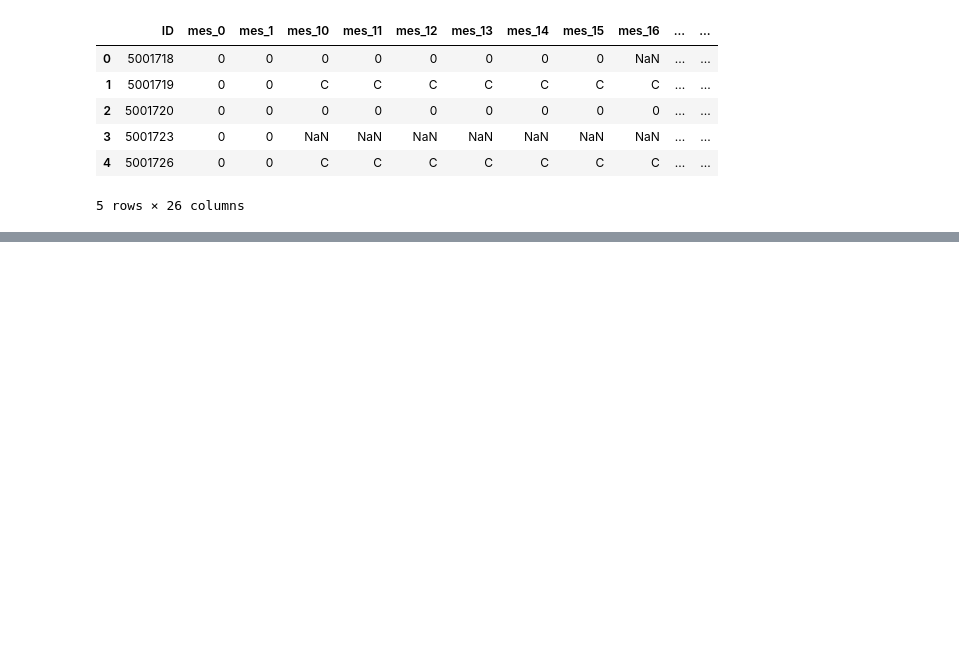
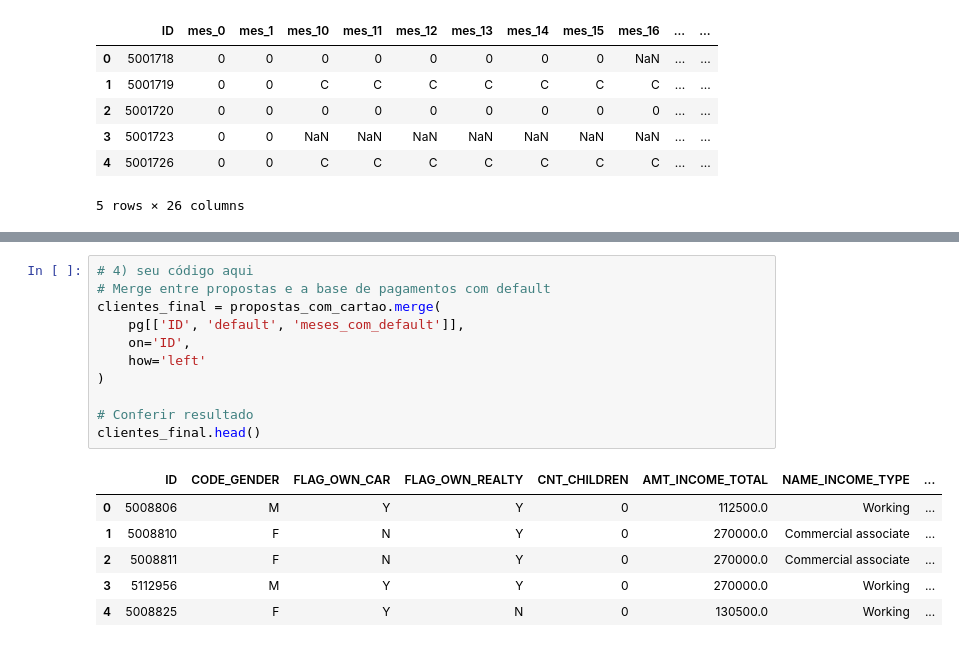
Before and after one commit to DDricko/Ciencia_de_dados_Ebac, a Jupyter notebook: Mod5Ex_aulas_04a05.ipynb, the cells around one changed output, grey strips where cells are left out. Drawn from its saved outputs; the diff is of its cells as text; blank space fills up the shorter version.

```diff
--- a/Mod5Ex_aulas_04a05.ipynb
+++ b/Mod5Ex_aulas_04a05.ipynb
@@ -99,0 +161,18 @@ Name: default, dtype: int64
+# %%
+# 4) seu código aqui
+# Merge entre propostas e a base de pagamentos com default
+clientes_final = propostas_com_cartao.merge(
+    pg[['ID', 'default', 'meses_com_default']],
+    on='ID',
+    how='left'
+)
+
+# Conferir resultado
+clientes_final.head()
+# %% [output]
+|  | ID | CODE_GENDER | FLAG_OWN_CAR | FLAG_OWN_REALTY | CNT_CHILDREN | AMT_INCOME_TOTAL | NAME_INCOME_TYPE | ... |
+| 0 | 5008806 | M | Y | Y | 0 | 112500.0 | Working | ... |
+| 1 | 5008810 | F | N | Y | 0 | 270000.0 | Commercial associate | ... |
+| 2 | 5008811 | F | N | Y | 0 | 270000.0 | Commercial associate | ... |
+| 3 | 5112956 | M | Y | Y | 0 | 270000.0 | Working | ... |
+| 4 | 5008825 | F | Y | N | 0 | 130500.0 | Working | ... |
```
Also changed, not shown: parts of 10 cells of this notebook.
